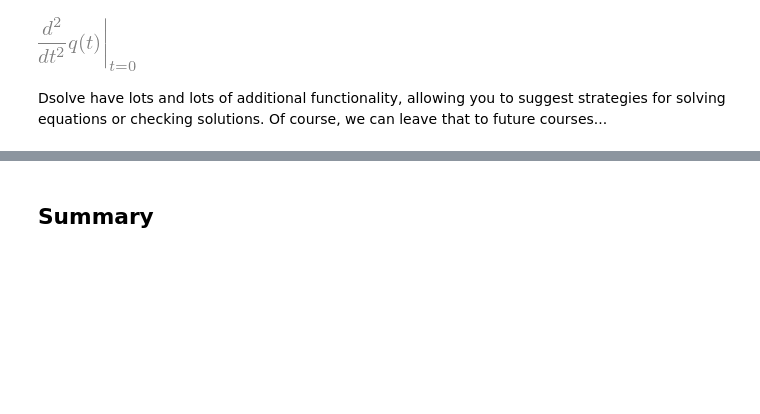
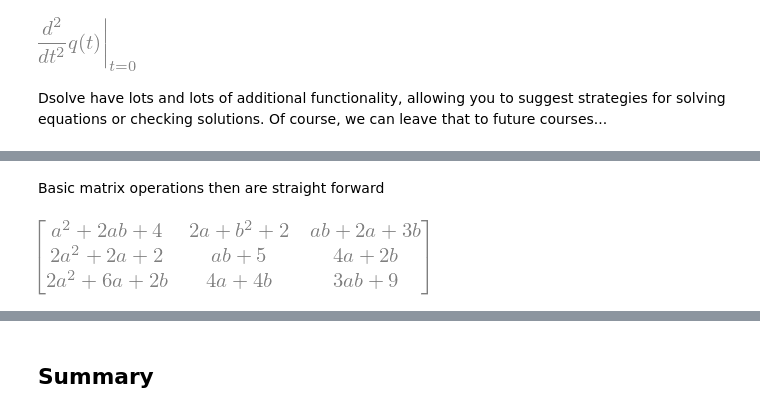
Before and after one commit to drgreen/Phys41_W25, a Jupyter notebook: Topic6c Sympy.ipynb, the cells around one changed output, grey strips where cells are left out. Saved outputs shown, nothing was run; the diff lists cells and outputs as text; code cells hidden in the pictures; blank space fills up the shorter version.

```diff
--- a/Topic6c Sympy.ipynb
+++ b/Topic6c Sympy.ipynb
@@ -328,0 +339,6 @@ Dsolve have lots and lots of additional functionality, allowing you to suggest s
+# %% [markdown]
+Basic matrix operations then are straight forward
+# %%
+A*A
+# %% [output]
+[figure, added]
```
Also changed, not shown: parts of 11 cells of this notebook, 1 other file.
